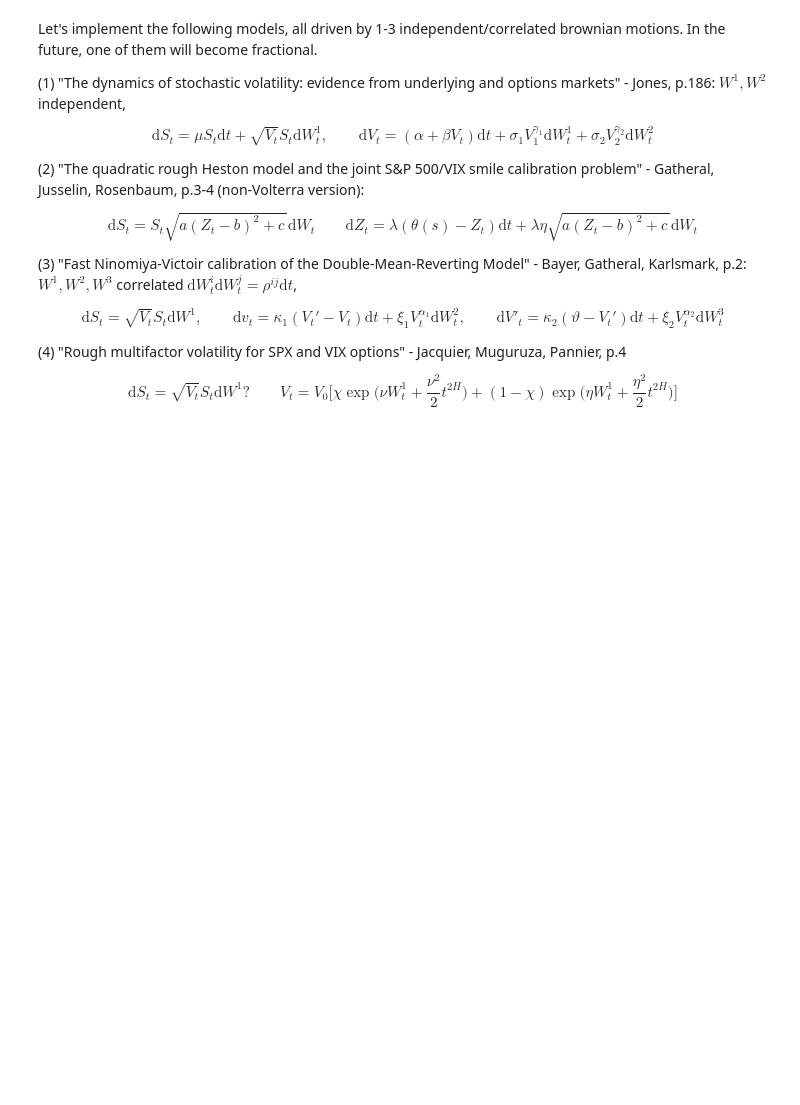
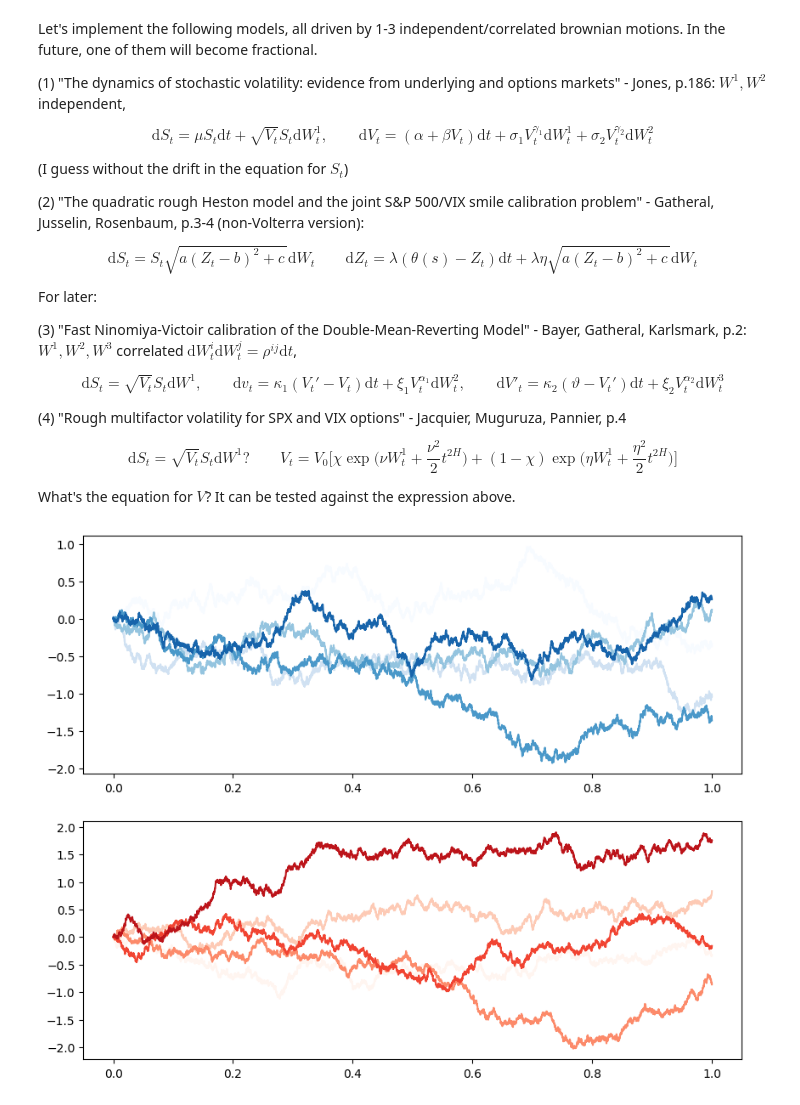
Before and after one commit to emilioferrucci/rough-vol-rough-paths, a Jupyter notebook: RDEs.ipynb, the cells around one changed output. Drawn from its saved outputs; the diff is of its cells as text; code cells hidden in the pictures; blank space fills up the shorter version.

```diff
--- a/RDEs.ipynb
+++ b/RDEs.ipynb
@@ -3,11 +3,17 @@ Let's implement the following models, all driven by 1-3 independent/correlated b
 
 (1) "The dynamics of stochastic volatility: evidence from underlying and options markets" - Jones, p.186: $W^1, W^2$ independent,
 
-$$ \mathrm{d}S_t = \mu S_t \mathrm{d}t + \sqrt{V_t} S_t \mathrm{d}W^1_t, \qquad \mathrm{d}V_t = (\alpha + \beta V_t)\mathrm{d}t + \sigma_1 V_1^{\gamma_1} \mathrm{d}W^1_t + \sigma_2 V_2^{\gamma_2} \mathrm{d}W^2_t $$
+$$ \mathrm{d}S_t = \mu S_t \mathrm{d}t + \sqrt{V_t} S_t \mathrm{d}W^1_t, \qquad \mathrm{d}V_t = (\alpha + \beta V_t)\mathrm{d}t + \sigma_1 V_t^{\gamma_1} \mathrm{d}W^1_t + \sigma_2 V_t^{\gamma_2} \mathrm{d}W^2_t $$
+
+(I guess without the drift in the equation for $S_t$)
 
 (2) "The quadratic rough Heston model and the joint S&P 500/VIX smile calibration problem" - Gatheral, Jusselin, Rosenbaum, p.3-4 (non-Volterra version):
 
 $$ \mathrm{d}S_t = S_t\sqrt{a(Z_t - b)^2 + c\,} \mathrm{d}W_t \qquad \mathrm{d}Z_t = \lambda (\theta(s) - Z_t)\mathrm{d}t + \lambda \eta \sqrt{a(Z_t - b)^2 + c\,} \mathrm{d} W_t $$
+
+
+
+For later:
 
 (3) "Fast Ninomiya-Victoir calibration of the Double-Mean-Reverting Model" - Bayer, Gatheral, Karlsmark, p.2: $W^1, W^2, W^3$ correlated $\mathrm{d}W^i_t \mathrm{d}W^j_t = \rho^{ij}\mathrm{d} t$,
 
@@ -16,3 +22,5 @@ $$ \mathrm{d} S_t = \sqrt{V_t} S_t \mathrm{d}W^1, \qquad \mathrm{d} v_t = \kappa
 (4) "Rough multifactor volatility for SPX and VIX options" - Jacquier, Muguruza, Pannier, p.4
 
 $$ \mathrm{d} S_t = \sqrt{V_t} S_t \mathrm{d}W^1? \qquad V_t = V_0 \Big[\chi \exp \Big( \nu W^1_t + \frac{\nu^2}{2} t^{2H} \Big) + (1-\chi) \exp \Big( \eta W^1_t + \frac{\eta^2}{2} t^{2H} \Big) \Big] $$
+
+What's the equation for $V$? It can be tested against the expression above.
@@ -18,0 +34,23 @@ $$ \mathrm{d} S_t = \sqrt{V_t} S_t \mathrm{d}W^1? \qquad V_t = V_0 \Big[\chi \ex
+# %%
+# Global default parameters
+t0, t1 = 0, 1
+epsilon = 0.0001
+lag = 1.2*epsilon
+solver_epsilon = 0.01*epsilon
+times = jnp.arange(t0, t1, epsilon)
+num_samples = 5
+dim_bm = 2
+# %%
+fig, axs = plt.subplots(2, 1, figsize=(10, 8))
+
+# Plot evaluated_batch_vbt[:, :, 0] in shades of blue
+for i in range(evaluated_batch_vbt.shape[1]):
+    axs[0].plot(times, evaluated_batch_vbt[:, i, 0], color=plt.cm.Blues(i / evaluated_batch_vbt.shape[1]))
+
+# Plot evaluated_batch_vbt[:, :, 1] in shades of red
+for i in range(evaluated_batch_vbt.shape[1]):
+    axs[1].plot(times, evaluated_batch_vbt[:, i, 1], color=plt.cm.Reds(i / evaluated_batch_vbt.shape[1]))
+
+plt.show()
+# %% [output]
+[figure, added]
```
Also changed, not shown: parts of 7 cells of this notebook, 3 other files.
